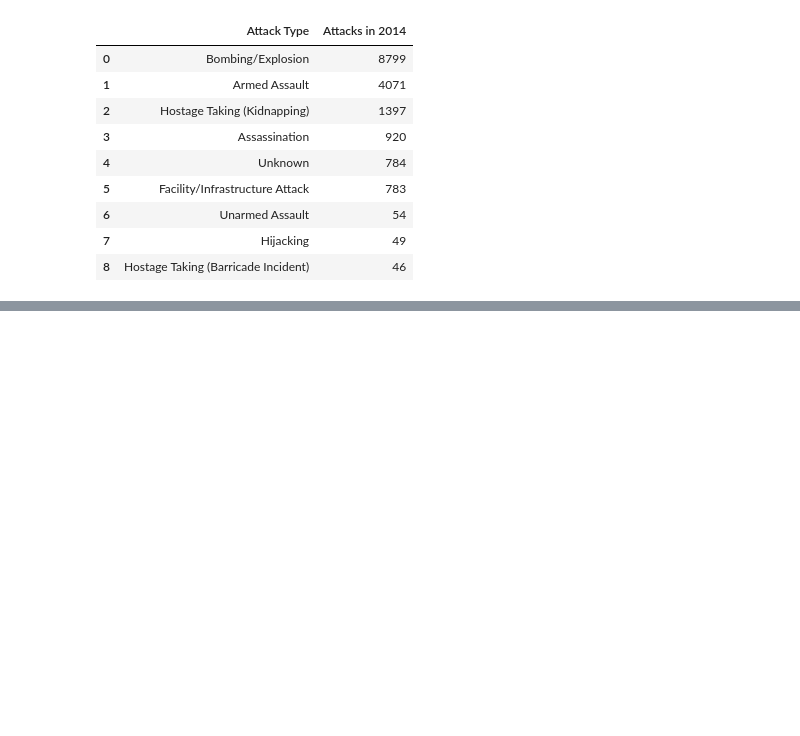
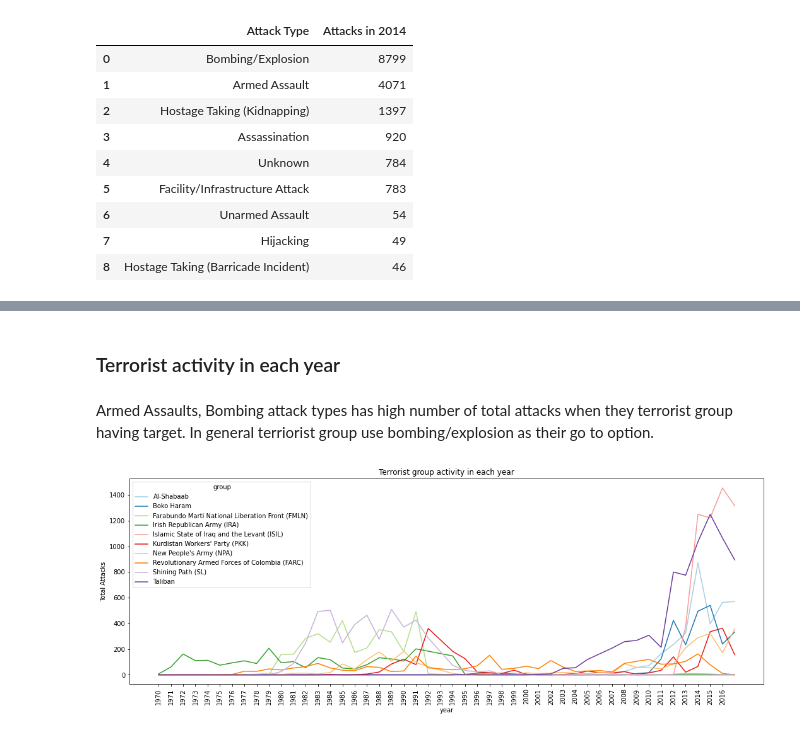
Before and after one commit to keerthana-narra/global-terrorism, a Jupyter notebook: N_Sai_Keerthana_Reddy_Global_Terrorism_Analysis_Capstone_Project.ipynb, the cells around one changed output, grey strips where cells are left out. Cells and saved outputs as stored; diff of their text form; code cells hidden in the pictures; blank space fills up the shorter version.

```diff
--- a/N_Sai_Keerthana_Reddy_Global_Terrorism_Analysis_Capstone_Project.ipynb
+++ b/N_Sai_Keerthana_Reddy_Global_Terrorism_Analysis_Capstone_Project.ipynb
@@ -203,0 +275,16 @@ attacks_in_2014
+# %% [markdown]
+### Terrorist activity in each year
+# %% [markdown]
+Armed Assaults, Bombing attack types has high number of total attacks when they terrorist group having target. In general terriorist group use bombing/explosion as their go to option.
+# %%
+top_groups_attacking = global_terrorism[global_terrorism.group.isin(global_terrorism.group.value_counts()[1:11].index)]
+pd.crosstab(top_groups_attacking.year, top_groups_attacking.group).plot(color=sns.color_palette('Paired', 10))
+fig=plt.gcf()
+fig.set_size_inches(18,6)
+plt.xticks(range(1970, 2017, 1))
+plt.xticks(rotation = 90)
+plt.ylabel('Total Attacks')
+plt.title('Terrorist group activity in each year')
+plt.show()
+# %% [output]
+[figure, added]
```
Also changed, not shown: parts of 31 cells of this notebook.
